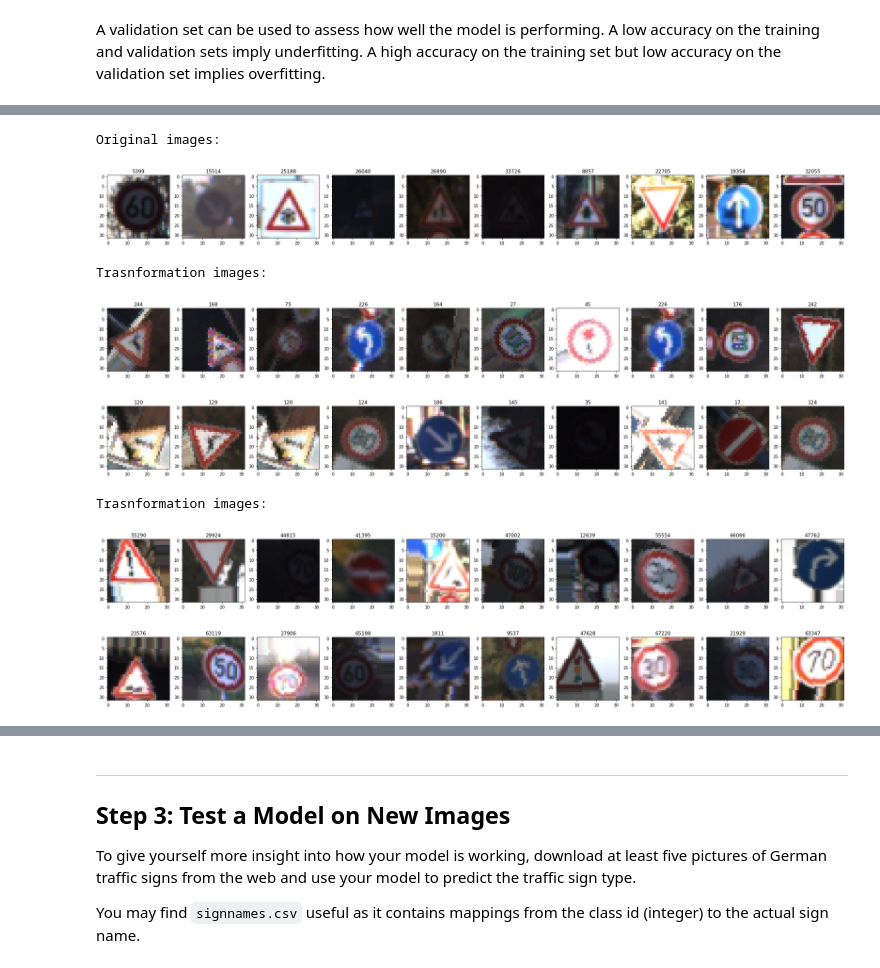
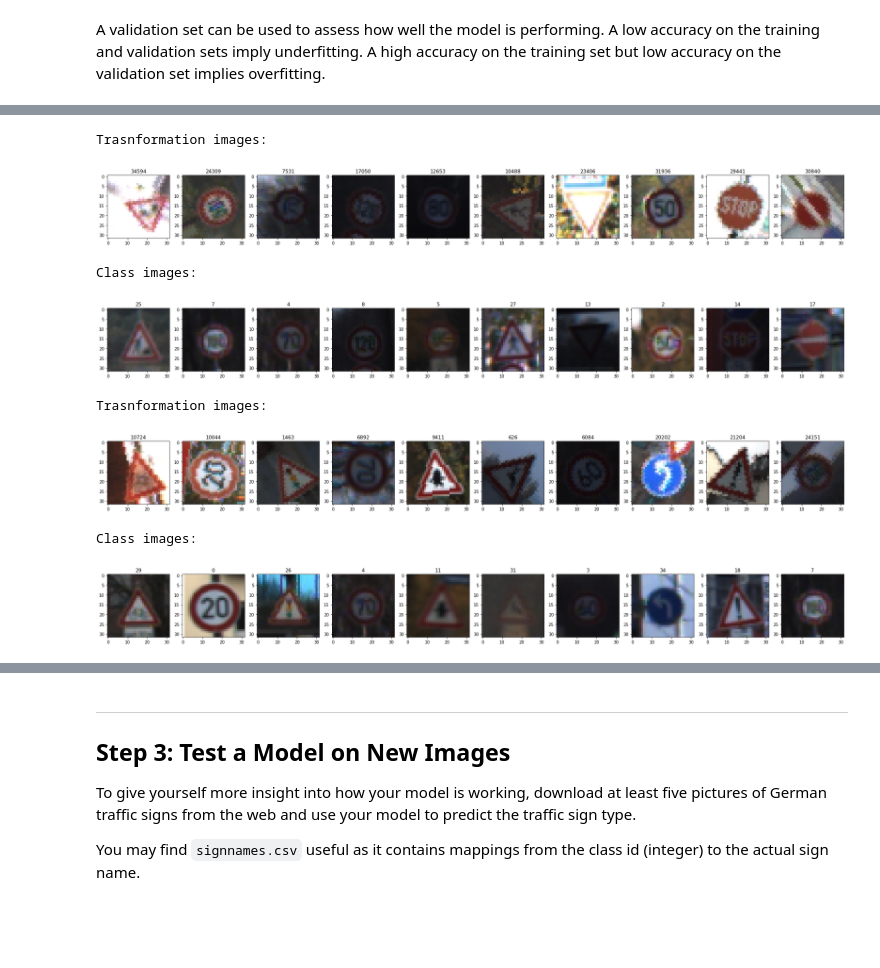
Before and after one commit to edgarcgarzon/CarND-Traffic-Sign-Classifier-P2, a Jupyter notebook: Traffic_Sign_Classifier.ipynb, the cells around one changed output, grey strips where cells are left out. Drawn from its saved outputs; the diff is of its cells as text; code cells hidden in the pictures; blank space fills up the shorter version.

```diff
--- a/Traffic_Sign_Classifier.ipynb
+++ b/Traffic_Sign_Classifier.ipynb
@@ -577,24 +589,18 @@ from keras.preprocessing.image import ImageDataGenerator
 # %%
-def ApplyTrans():
+def ApplyTrans(X_train_in, y_train_in):
 
-    X_train_plus = np.zeros((1,32,32,3), dtype = 'uint8')
-    y_train_plus = np.zeros(1, dtype = 'uint8')
-
-    e = 0
 
     # configure batch size and retrieve one batch of images
-    for X_batch, y_batch in datagen.flow(X_train.astype('float32'), y_train, par['batchSize']):
+    for X_batch, y_batch in datagen.flow(X_train_in.astype('float32'), y_train_in, batch_size=X_train_in.shape[0], shuffle=False):
 
-        e +=1
-        X_train_plus = np.concatenate([X_train_plus, X_batch])
-        y_train_plus = np.concatenate([y_train_plus, y_batch])
+        X_train_out = X_batch.astype('uint8')
+        y_train_out = y_batch
 
         #the loop is infinite
-        if(e > n_epochs):
-            break
+        break
 
     #remove the first element, convert in uint8
-    return X_train_plus[1:,...], y_train_plus[1:]
+    return X_train_out, y_train_out
 # %%
 # define data preparation
 datagen = ImageDataGenerator(rotation_range=90)
@@ -602,30 +608,35 @@ datagen = ImageDataGenerator(rotation_range=90)
 # fit parameters from data
 datagen.fit(X_train.astype('float32'))
 
-#Only 1 epoch for demostration
-n_epochs = 1
-
 #Apply transformation
-X_train_trans, y_train_trans = ApplyTrans()
+X_train_trans, y_train_trans = ApplyTrans(X_train, y_train)
 # %%
 X_train_trans = X_train_trans.astype('uint8')
 
-print('\nOriginal images: ')
-# create a list of random index to display images
-displayIndex = [randrange(0, len(X_train), 1) for _ in range(10)]
-printImages(X_train, displayIndex)
 
 print('\nTrasnformation images: ')
 displayIndex = [randrange(0, len(X_train_trans), 1) for _ in range(10)]
 printImages(X_train_trans, displayIndex)
 
+print('\nClass images: ')
+displayIndex = [y_train_trans[i] for i in displayIndex]
+printImages(classes, displayIndex)
+
+print('\nTrasnformation images: ')
 displayIndex = [randrange(0, len(X_train_trans), 1) for _ in range(10)]
 printImages(X_train_trans, displayIndex)
+
+print('\nClass images: ')
+displayIndex = [y_train_trans[i] for i in displayIndex]
+printImages(classes, displayIndex)
 # %% [output]
-Original images:
+Trasnformation images:
-[figure, old version]
+[figure, new version]
-Trasnformation images:
+Class images:
-[figure, old version]
+[figure, new version]
+Trasnformation images:
-[figure, old version]
+[figure, new version]
+Class images:
+[figure, added]
 # %%
 # define data preparation
@@ -648,12 +661,0 @@ X_train_trans = X_train_trans.astype('uint8')
-# %%
-print('\nTrasnformation images: ')
-
-displayIndex = [randrange(0, len(X_train_trans), 1) for _ in range(10)]
-printImages(X_train_trans, displayIndex)
-
-displayIndex = [randrange(0, len(X_train_trans), 1) for _ in range(10)]
-printImages(X_train_trans, displayIndex)
-# %% [output]
-Trasnformation images:
-[figure, removed]
-[figure, removed]
```
Also changed, not shown: parts of 19 cells of this notebook.
